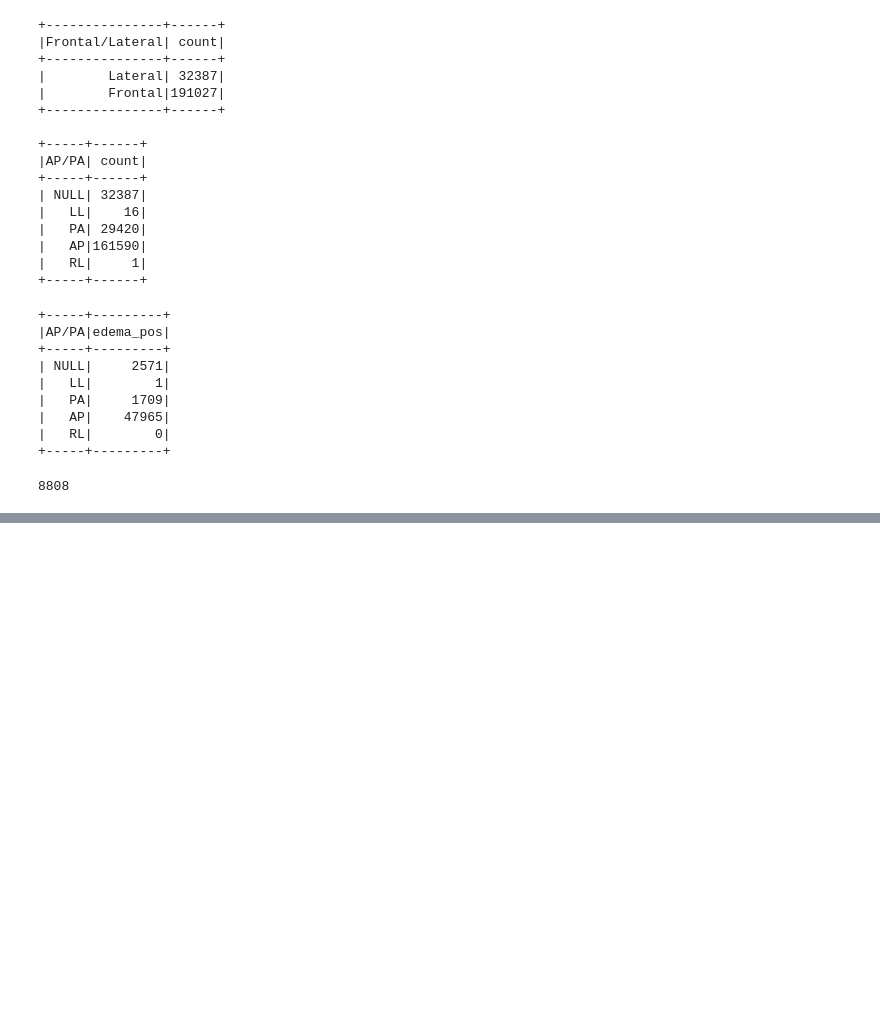
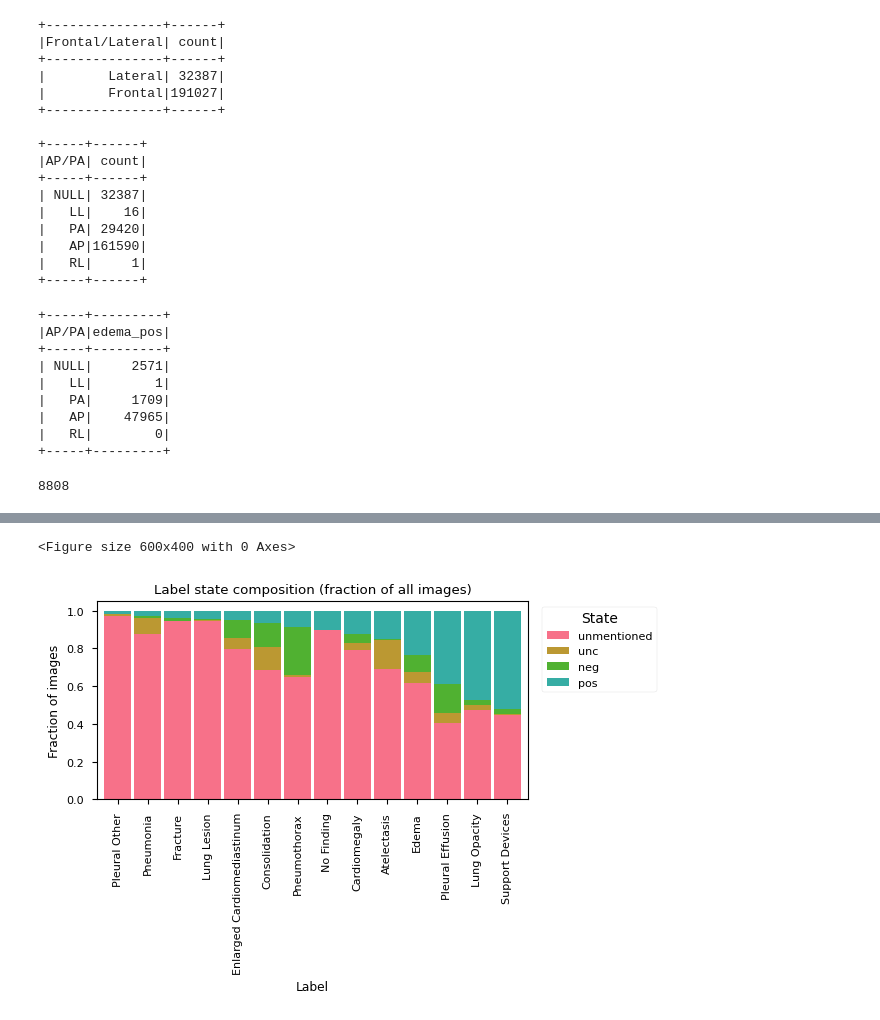
Before and after one commit to MafasaBytes/Project-Hippocrates-X, a Jupyter notebook: notebooks/_00_EDA_CheXpert.ipynb, the cells around one changed output, grey strips where cells are left out. Saved outputs shown, nothing was run; the diff lists cells and outputs as text; code cells hidden in the pictures; blank space fills up the shorter version.

```diff
--- a/notebooks/_00_EDA_CheXpert.ipynb
+++ b/notebooks/_00_EDA_CheXpert.ipynb
@@ -379,7 +606,21 @@ df_train.filter(
 # %% [output]
 8808
 # %%
-# Path column inspection
-df_train = df_train.withColumn("patient_id", F.split(F.col("Path"), "/").getItem(1))
-df_train.groupBy("patient_id").count().orderBy("count", ascending=False).show()
+# Path column inspection (patient-level identifiers)
+# Example: CheXpert-v1.0-small/train/patient00001/study1/view1_frontal.jpg
+# split('/') => [dataset_root, split, patient_id, study_id, image_file]
+
+df_train = (df_train
+    .withColumn("patient_id", F.split(F.col("Path"), "/").getItem(2))
+    .withColumn("study_id", F.split(F.col("Path"), "/").getItem(3))
+)
+
+print("Unique patients:", df_train.select("patient_id").distinct().count())
+print("Unique studies:", df_train.select("patient_id", "study_id").distinct().count())
+
+(df_train.groupBy("patient_id")
+ .count()
+ .orderBy("count", ascending=False)
+ .show(20, truncate=False)
+)
 # %% [output]
@@ -390,0 +655,45 @@ df_train.groupBy("patient_id").count().orderBy("count", ascending=False).show()
+# %%
+# Label state composition + prevalence + uncertainty (plots)
+
+total = df_train.count()
+
+rows = []
+for l in label_cols:
+    r = (df_train
+         .agg(
+             F.sum(F.when(F.col(l) == 1.0, 1).otherwise(0)).alias("pos"),
+             F.sum(F.when(F.col(l) == 0.0, 1).otherwise(0)).alias("neg"),
+             F.sum(F.when(F.col(l) == -1.0, 1).otherwise(0)).alias("unc"),
+             F.sum(F.when(F.col(l).isNull(), 1).otherwise(0)).alias("unmentioned"),
+         )
+         .collect()[0]
+    )
+    rows.append({
+        "label": l,
+        "pos": int(r["pos"]),
+        "neg": int(r["neg"]),
+        "unc": int(r["unc"]),
+        "unmentioned": int(r["unmentioned"]),
+    })
+
+state_df = pd.DataFrame(rows)
+state_df["pos_rate"] = state_df["pos"] / total
+state_df["unc_rate"] = state_df["unc"] / total
+
+# Order labels by positive prevalence (ascending)
+state_df = state_df.sort_values("pos_rate", ascending=True).reset_index(drop=True)
+
+# Stacked state composition per label
+state_pct = state_df.set_index("label")[["unmentioned", "unc", "neg", "pos"]] / total
+
+plt.figure(figsize=(6, 4))
+state_pct.plot(kind="bar", stacked=True, width=0.9)
+plt.title("Label state composition (fraction of all images)")
+plt.xlabel("Label")
+plt.ylabel("Fraction of images")
+plt.legend(title="State", bbox_to_anchor=(1.02, 1), loc="upper left")
+plt.tight_layout()
+plt.show()
+# %% [output]
+<Figure size 600x400 with 0 Axes>
+[figure, added]
```
Also changed, not shown: parts of 26 cells of this notebook, 1 other file.
